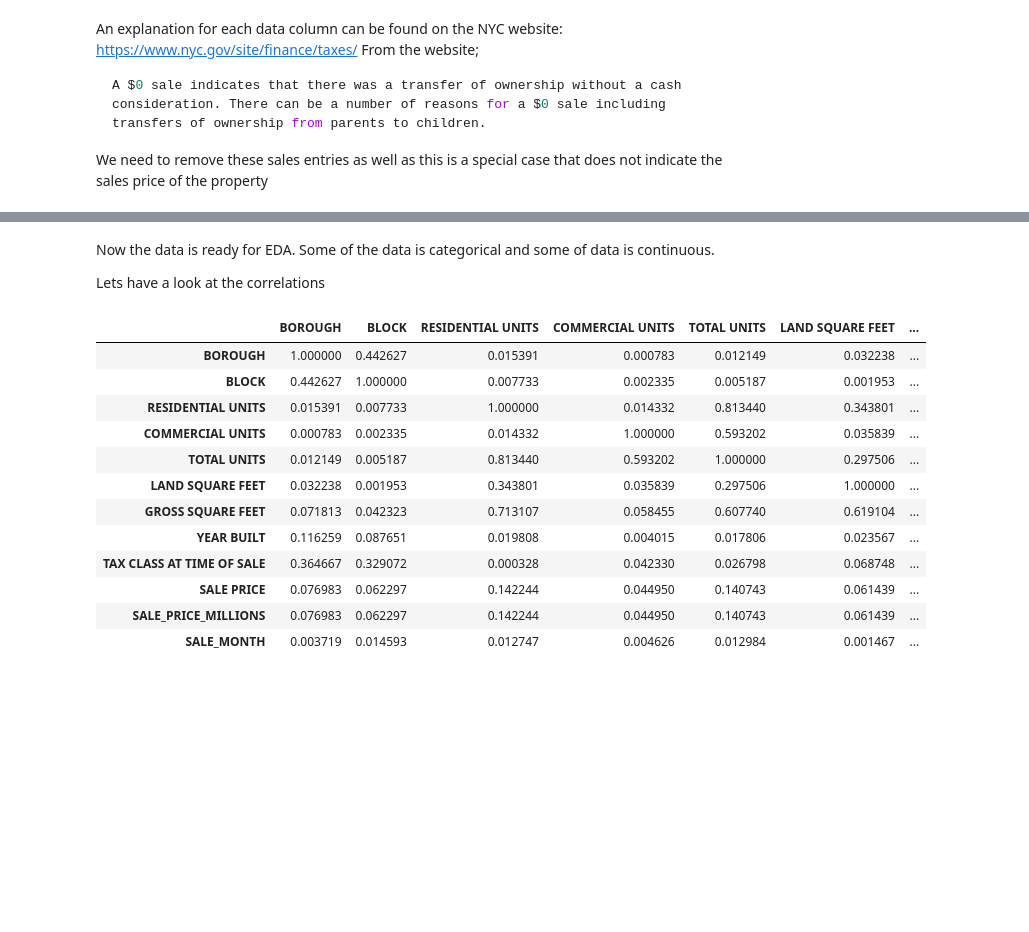
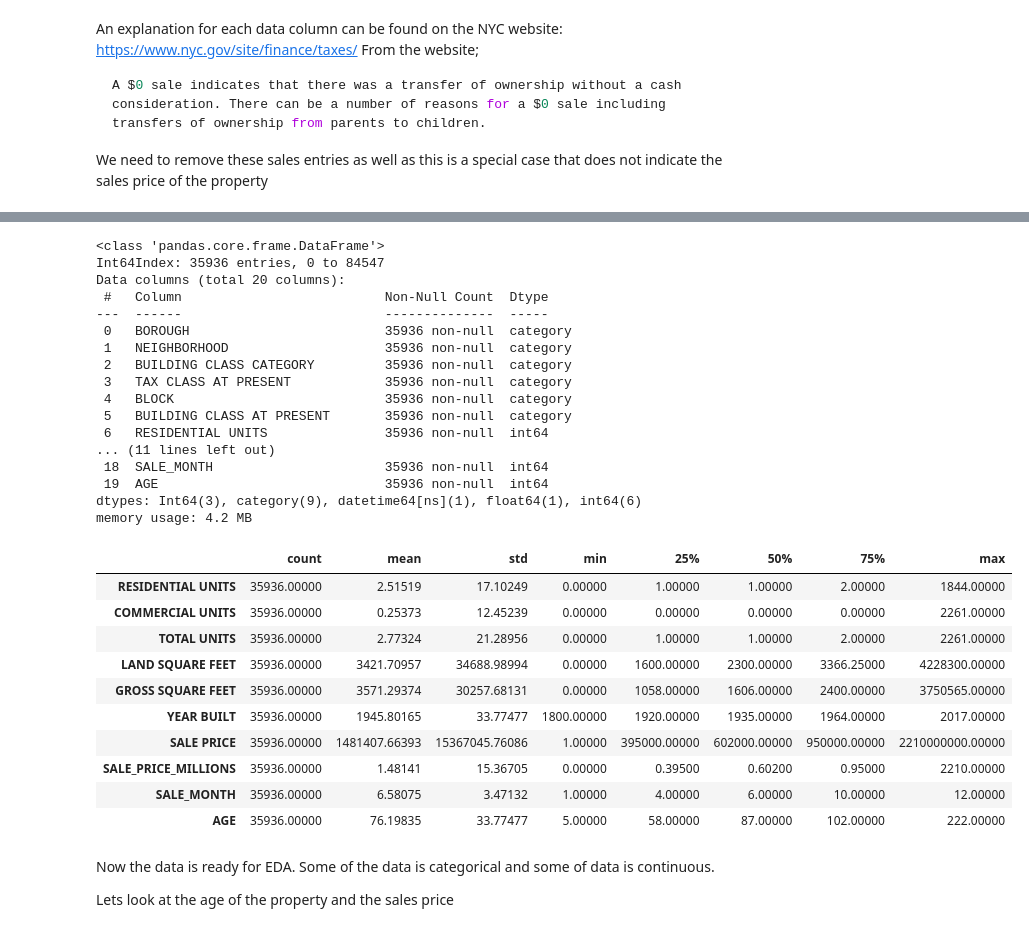
Before and after one commit to arame/MagnimindTask1, a Jupyter notebook: Task1.ipynb, the cells around one changed output, grey strips where cells are left out. Drawn from its saved outputs; the diff is of its cells as text; code cells hidden in the pictures; blank space fills up the shorter version.

```diff
--- a/Task1.ipynb
+++ b/Task1.ipynb
@@ -41,8 +47,8 @@ df_nyc_rolling_sales.head()
 # %% [markdown]
 Remove duplicate rows
 # %%
-no_duplicates = sum(df_nyc_rolling_sales.duplicated())
-df_nyc_rolling_sales.drop_duplicates(inplace=True)
+no_duplicates = sum(df_housing.duplicated())
+df_housing.drop_duplicates(inplace=True)
 print(f"{no_duplicates} duplicate rows have been removed")
 # %% [output]
 2751 duplicate rows have been removed
@@ -149,21 +107,44 @@ memory usage: 9.2+ MB
+# %%
+obj_categories = ['NEIGHBORHOOD', 'BUILDING CLASS CATEGORY', 'TAX CLASS AT PRESENT',
+       'BUILDING CLASS AT PRESENT', 'BUILDING CLASS AT TIME OF SALE', "BOROUGH_NAME"]
+for colname in obj_categories:
+    df_housing[colname] = df_housing[colname].astype('category')
+
+num_categories = ['BOROUGH', 'BLOCK', 'TAX CLASS AT TIME OF SALE']
+for colname in num_categories:
+    df_housing[colname] = df_housing[colname].astype('category')
+df_housing.info()
+df_housing.describe().apply(lambda s: s.apply('{0:.5f}'.format)).transpose()
+# %% [output]
+<class 'pandas.core.frame.DataFrame'>
+Int64Index: 35936 entries, 0 to 84547
+Data columns (total 20 columns):
+ #   Column                          Non-Null Count  Dtype
+---  ------                          --------------  -----
+ 0   BOROUGH                         35936 non-null  category
+ 1   NEIGHBORHOOD                    35936 non-null  category
+ 2   BUILDING CLASS CATEGORY         35936 non-null  category
+ 3   TAX CLASS AT PRESENT            35936 non-null  category
+ 4   BLOCK                           35936 non-null  category
+ 5   BUILDING CLASS AT PRESENT       35936 non-null  category
+ 6   RESIDENTIAL UNITS               35936 non-null  int64
+... (11 lines left out)
+ 18  SALE_MONTH                      35936 non-null  int64
+ 19  AGE                             35936 non-null  int64
+dtypes: Int64(3), category(9), datetime64[ns](1), float64(1), int64(6)
+memory usage: 4.2 MB
+|  | count | mean | std | min | 25% | 50% | 75% | max |
+| RESIDENTIAL UNITS | 35936.00000 | 2.51519 | 17.10249 | 0.00000 | 1.00000 | 1.00000 | 2.00000 | 1844.00000 |
+| COMMERCIAL UNITS | 35936.00000 | 0.25373 | 12.45239 | 0.00000 | 0.00000 | 0.00000 | 0.00000 | 2261.00000 |
+| TOTAL UNITS | 35936.00000 | 2.77324 | 21.28956 | 0.00000 | 1.00000 | 1.00000 | 2.00000 | 2261.00000 |
+| LAND SQUARE FEET | 35936.00000 | 3421.70957 | 34688.98994 | 0.00000 | 1600.00000 | 2300.00000 | 3366.25000 | 4228300.00000 |
+| GROSS SQUARE FEET | 35936.00000 | 3571.29374 | 30257.68131 | 0.00000 | 1058.00000 | 1606.00000 | 2400.00000 | 3750565.00000 |
+| YEAR BUILT | 35936.00000 | 1945.80165 | 33.77477 | 1800.00000 | 1920.00000 | 1935.00000 | 1964.00000 | 2017.00000 |
+| SALE PRICE | 35936.00000 | 1481407.66393 | 15367045.76086 | 1.00000 | 395000.00000 | 602000.00000 | 950000.00000 | 2210000000.00000 |
+| SALE_PRICE_MILLIONS | 35936.00000 | 1.48141 | 15.36705 | 0.00000 | 0.39500 | 0.60200 | 0.95000 | 2210.00000 |
+| SALE_MONTH | 35936.00000 | 6.58075 | 3.47132 | 1.00000 | 4.00000 | 6.00000 | 10.00000 | 12.00000 |
+| AGE | 35936.00000 | 76.19835 | 33.77477 | 5.00000 | 58.00000 | 87.00000 | 102.00000 | 222.00000 |
 # %% [markdown]
 Now the data is ready for EDA. Some of the data is categorical and some of data is continuous.
 
-Lets have a look at the correlations
+Lets look at the age of the property and the sales price
-# %%
-corr = df_nyc_rolling_sales.corr().abs()
-corr
-# %% [output]
-|  | BOROUGH | BLOCK | RESIDENTIAL UNITS | COMMERCIAL UNITS | TOTAL UNITS | LAND SQUARE FEET | ... |
-| BOROUGH | 1.000000 | 0.442627 | 0.015391 | 0.000783 | 0.012149 | 0.032238 | ... |
-| BLOCK | 0.442627 | 1.000000 | 0.007733 | 0.002335 | 0.005187 | 0.001953 | ... |
-| RESIDENTIAL UNITS | 0.015391 | 0.007733 | 1.000000 | 0.014332 | 0.813440 | 0.343801 | ... |
-| COMMERCIAL UNITS | 0.000783 | 0.002335 | 0.014332 | 1.000000 | 0.593202 | 0.035839 | ... |
-| TOTAL UNITS | 0.012149 | 0.005187 | 0.813440 | 0.593202 | 1.000000 | 0.297506 | ... |
-| LAND SQUARE FEET | 0.032238 | 0.001953 | 0.343801 | 0.035839 | 0.297506 | 1.000000 | ... |
-| GROSS SQUARE FEET | 0.071813 | 0.042323 | 0.713107 | 0.058455 | 0.607740 | 0.619104 | ... |
-| YEAR BUILT | 0.116259 | 0.087651 | 0.019808 | 0.004015 | 0.017806 | 0.023567 | ... |
-| TAX CLASS AT TIME OF SALE | 0.364667 | 0.329072 | 0.000328 | 0.042330 | 0.026798 | 0.068748 | ... |
-| SALE PRICE | 0.076983 | 0.062297 | 0.142244 | 0.044950 | 0.140743 | 0.061439 | ... |
-| SALE_PRICE_MILLIONS | 0.076983 | 0.062297 | 0.142244 | 0.044950 | 0.140743 | 0.061439 | ... |
-| SALE_MONTH | 0.003719 | 0.014593 | 0.012747 | 0.004626 | 0.012984 | 0.001467 | ... |
```
Also changed, not shown: parts of 19 cells of this notebook.
